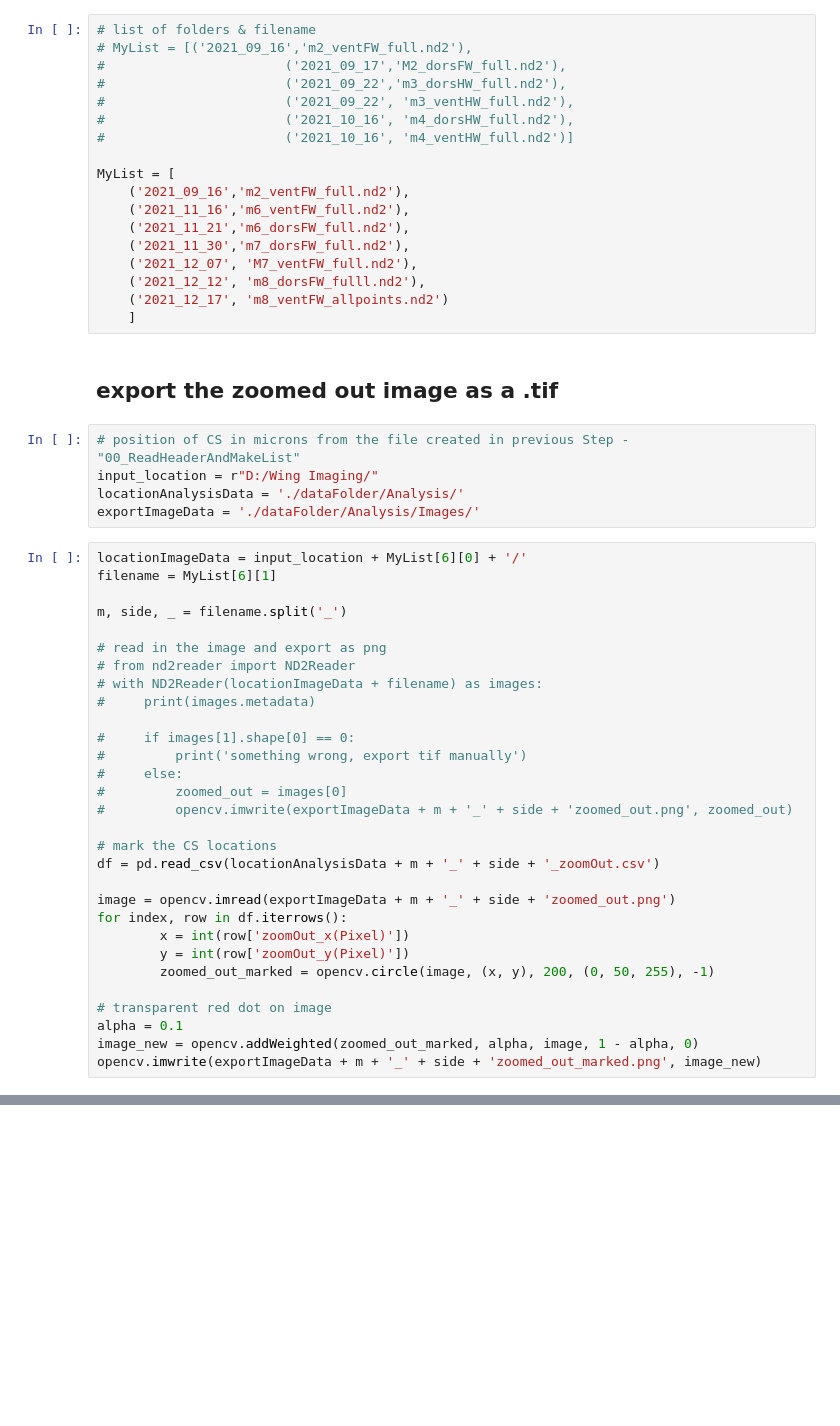
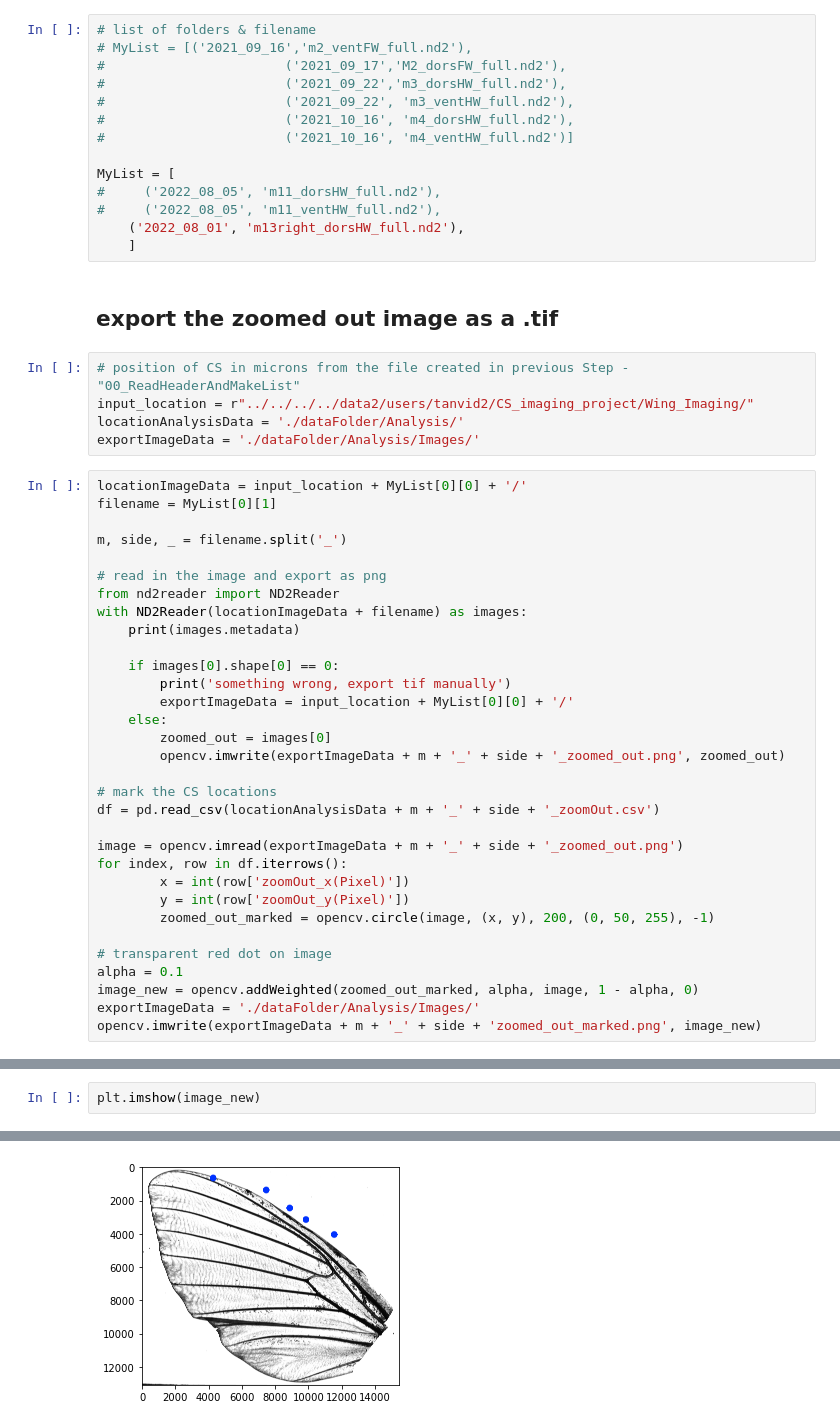
Before and after one commit to TanviDeora/CS_variation, a Jupyter notebook: 02_PutLocationsOnWingImage.ipynb, the cells around one changed output, grey strips where cells are left out. Cells and saved outputs as stored; diff of their text form; blank space fills up the shorter version.

```diff
--- a/02_PutLocationsOnWingImage.ipynb
+++ b/02_PutLocationsOnWingImage.ipynb
@@ -13,42 +13,39 @@ import matplotlib.pyplot as plt
 #                       ('2021_10_16', 'm4_ventHW_full.nd2')]
 
 MyList = [
-    ('2021_09_16','m2_ventFW_full.nd2'),
-    ('2021_11_16','m6_ventFW_full.nd2'),
-    ('2021_11_21','m6_dorsFW_full.nd2'),
-    ('2021_11_30','m7_dorsFW_full.nd2'),
-    ('2021_12_07', 'M7_ventFW_full.nd2'),
-    ('2021_12_12', 'm8_dorsFW_fulll.nd2'),
-    ('2021_12_17', 'm8_ventFW_allpoints.nd2')
+#     ('2022_08_05', 'm11_dorsHW_full.nd2'),
+#     ('2022_08_05', 'm11_ventHW_full.nd2'),
+    ('2022_08_01', 'm13right_dorsHW_full.nd2'),
     ]
 # %% [markdown]
 ## export the zoomed out image as a .tif
 # %%
 # position of CS in microns from the file created in previous Step - "00_ReadHeaderAndMakeList"
-input_location = r"D:/Wing Imaging/"
+input_location = r"../../../../data2/users/tanvid2/CS_imaging_project/Wing_Imaging/"
 locationAnalysisData = './dataFolder/Analysis/'
 exportImageData = './dataFolder/Analysis/Images/'
 # %%
-locationImageData = input_location + MyList[6][0] + '/'
-filename = MyList[6][1]
+locationImageData = input_location + MyList[0][0] + '/'
+filename = MyList[0][1]
 
 m, side, _ = filename.split('_')
 
 # read in the image and export as png
-# from nd2reader import ND2Reader
-# with ND2Reader(locationImageData + filename) as images:
-#     print(images.metadata)
+from nd2reader import ND2Reader
+with ND2Reader(locationImageData + filename) as images:
+    print(images.metadata)
 
-#     if images[1].shape[0] == 0:
-#         print('something wrong, export tif manually')
-#     else:
-#         zoomed_out = images[0]
-#         opencv.imwrite(exportImageData + m + '_' + side + 'zoomed_out.png', zoomed_out)
+    if images[0].shape[0] == 0:
+        print('something wrong, export tif manually')
+        exportImageData = input_location + MyList[0][0] + '/'
+    else:
+        zoomed_out = images[0]
+        opencv.imwrite(exportImageData + m + '_' + side + '_zoomed_out.png', zoomed_out)
 
 # mark the CS locations
 df = pd.read_csv(locationAnalysisData + m + '_' + side + '_zoomOut.csv')
 
-image = opencv.imread(exportImageData + m + '_' + side + 'zoomed_out.png')
+image = opencv.imread(exportImageData + m + '_' + side + '_zoomed_out.png')
 for index, row in df.iterrows():
         x = int(row['zoomOut_x(Pixel)'])
         y = int(row['zoomOut_y(Pixel)'])
@@ -57,5 +54,6 @@ for index, row in df.iterrows():
 # transparent red dot on image
 alpha = 0.1
 image_new = opencv.addWeighted(zoomed_out_marked, alpha, image, 1 - alpha, 0)
+exportImageData = './dataFolder/Analysis/Images/'
 opencv.imwrite(exportImageData + m + '_' + side + 'zoomed_out_marked.png', image_new)
 # %% [output]
@@ -82,0 +63,3 @@ df
+# %%
+plt.imshow(image_new)
+# %% [output]
@@ -82,0 +67 @@ df
+[figure, added]
```
Also changed, not shown: parts of 4 cells of this notebook, 15 other files.
